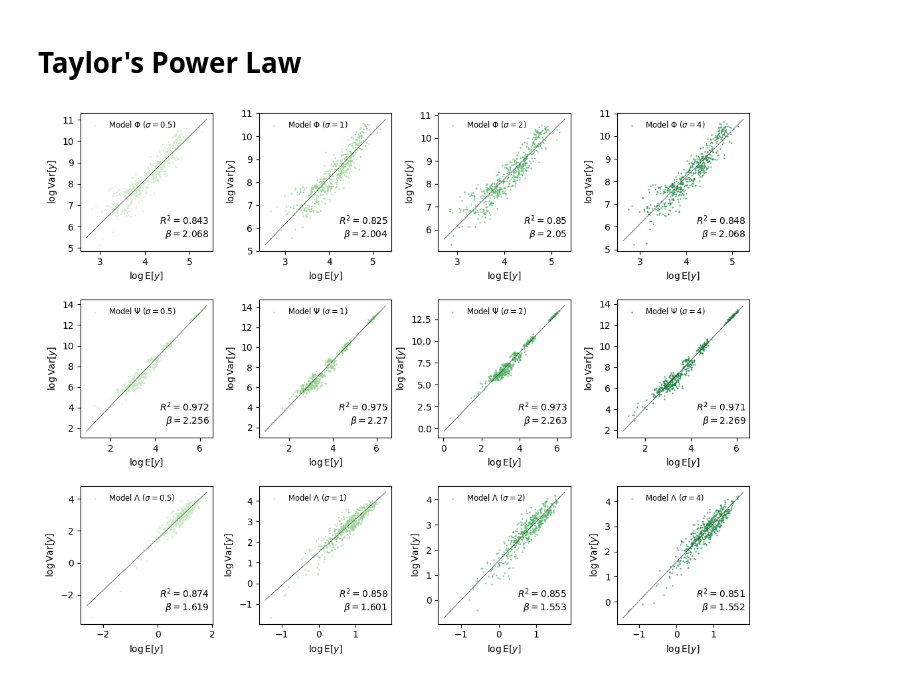
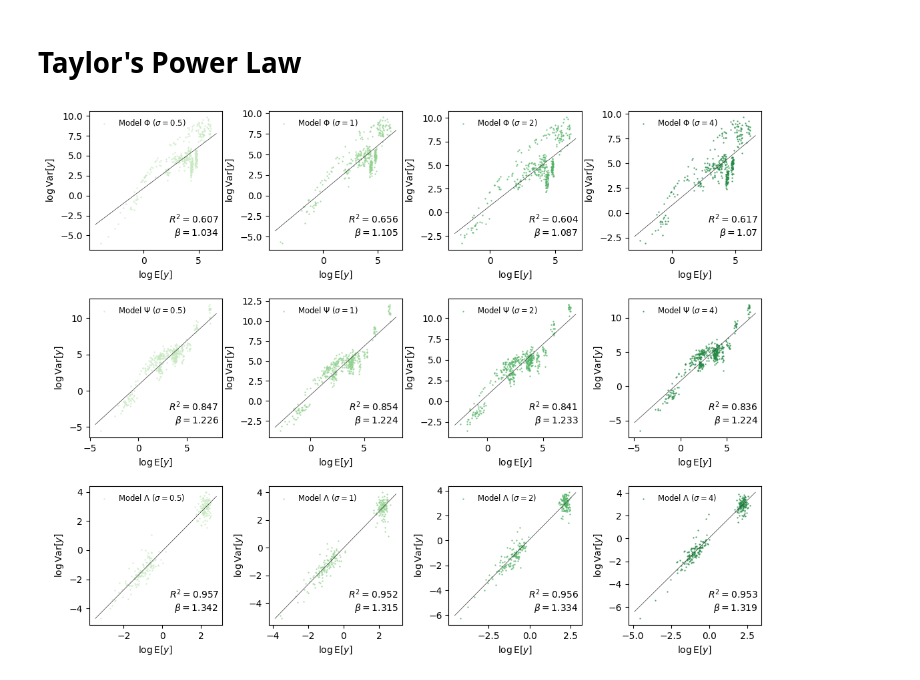
Before and after one commit to yo-aka-gene/WhyDOE, a Jupyter notebook: jupyternb/taylor.ipynb, the cells around one changed output. Cells and saved outputs as stored; diff of their text form; code cells hidden in the pictures.

Commit message:
:bug: fix bug in calculating per-condition mean for tpl

```diff
--- a/jupyternb/taylor.ipynb
+++ b/jupyternb/taylor.ipynb
@@ -64,8 +64,11 @@ for i, model_list in tqdm(enumerate(simulators.values()), total=len(simulators))
             expressions += [list(model.x.values())]
             output += [[model.y]]
 
-        ym = np.array(output).reshape(n_rep, -1).T.mean(axis=1)
-        yv = np.array(output).reshape(n_rep, -1).T.var(axis=1)
+        ym = np.array(output).reshape(-1, n_rep).mean(axis=1)
+        yv = np.array(output).reshape(-1, n_rep).var(axis=1)
+        pos_idx = np.where(ym > 0)
+
+        ym, yv = ym[pos_idx], yv[pos_idx]
 
         lrm = LinearRegression()
         lrm.fit(np.log(ym).reshape(-1, 1), np.log(yv))
@@ -74,32 +77,32 @@ for i, model_list in tqdm(enumerate(simulators.values()), total=len(simulators))
             np.log(ym), np.log(yv), s=.5, color=plt.cm.Greens((ii + 1.5)/ (len(noise_conf) + 2)),
             label=f"{model.name} ({noise_names[ii]})", alpha=.7,
             rasterized=True
         )
 
         xlim, ylim = ax[i, ii].get_xlim(), ax[i, ii].get_ylim()
 
         ax[i, ii].plot(
             xlim, lrm.coef_ * np.array(xlim) + lrm.intercept_,
             lw=.5, c=".2",
         )
 
         ax[i, ii].set(
             # title=model.name,
             xlabel="$\log$" + "E" + "$[y]$", ylabel="$\log$" + "Var" + "$[y]$"
         )
         ax[i, ii].legend(fontsize="small", loc="upper left", frameon=False)
 
         xlim, ylim = ax[i, ii].get_xlim(), ax[i, ii].get_ylim()
         ax[i, ii].text(
             max(xlim), min(ylim),
-            r"$R^2=$" + f"{lrm.score(np.log(ym).reshape(-1, 1), np.log(yv)).round(3)}"  + "  \n" + \
+            r"$R^2=$" + f"{round(lrm.score(np.log(ym).reshape(-1, 1), np.log(yv)), 3)}"  + "  \n" + \
             r"$\beta=$" + f"{lrm.coef_.round(3).item()}  \n",
             ha="right", va="bottom"
         )
         ax[i, ii].set_xlim(*xlim)
         ax[i, ii].set_ylim(*ylim)
 
 if conf.savefig:
     fig.savefig(f"{conf.out}/taylor.pdf", **kwarg_savefig)
 # %% [output]
-[figure, old version]
+[figure, new version]
```
Also changed, not shown: 1 other file.
